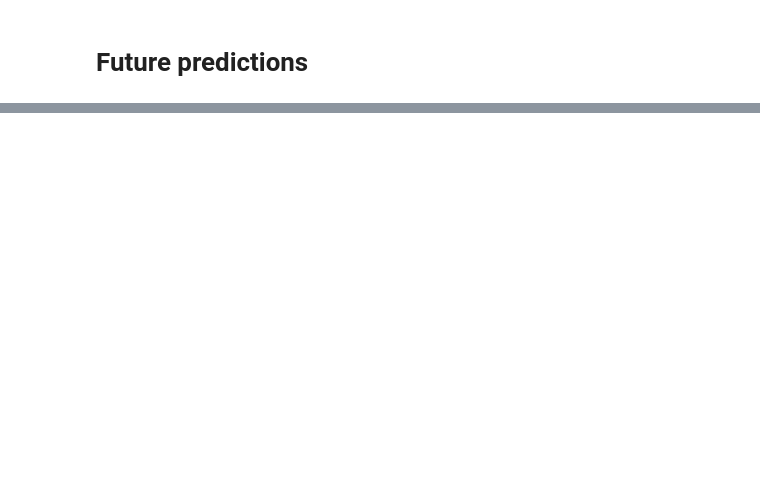
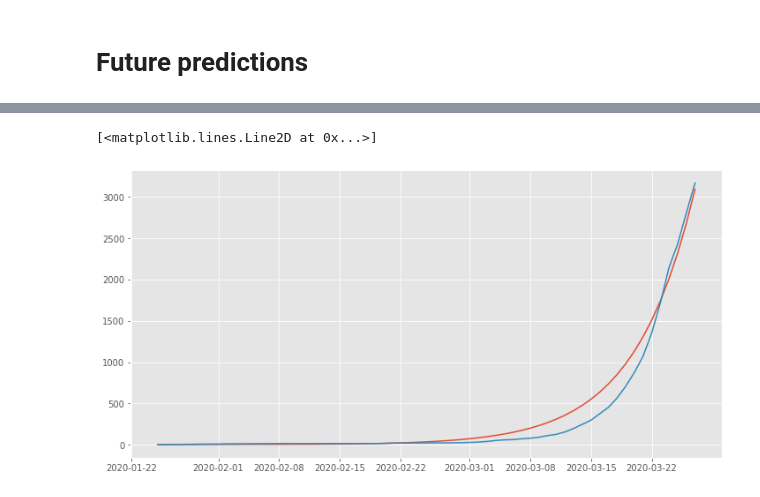
Before and after one commit to sumedho/covid19_australia, a Jupyter notebook: covid analysis.ipynb, the cells around one changed output, grey strips where cells are left out. Saved outputs shown, nothing was run; the diff lists cells and outputs as text; code cells hidden in the pictures; blank space fills up the shorter version.

```diff
--- a/covid analysis.ipynb
+++ b/covid analysis.ipynb
@@ -105,0 +100,12 @@ Predicted in two weeks (14 days): 22,906
+# %%
+import statsmodels.api as sm
+
+df['log_confirmed'] = np.log(df.confirmed)
+
+X = np.arange(0, df.shape[0])
+X = sm.add_constant(X)
+y = df.log_confirmed.values
+
+model = sm.OLS(y, X)
+res = model.fit()
+print(res.summary())
@@ -105,0 +130,14 @@ Predicted in two weeks (14 days): 22,906
+# %%
+x0 = np.exp(1.0)
+b = np.exp(0.1436)
+
+result = x0 * np.power(b, np.arange(0, 50))
+
+df['pred'] = result
+
+fig = plt.figure(figsize=(12, 6))
+plt.plot(df.pred)
+plt.plot(df.confirmed)
+# %% [output]
+[<matplotlib.lines.Line2D at 0x...>]
+[figure, added]
```
Also changed, not shown: parts of 11 cells of this notebook, 1 other file.
